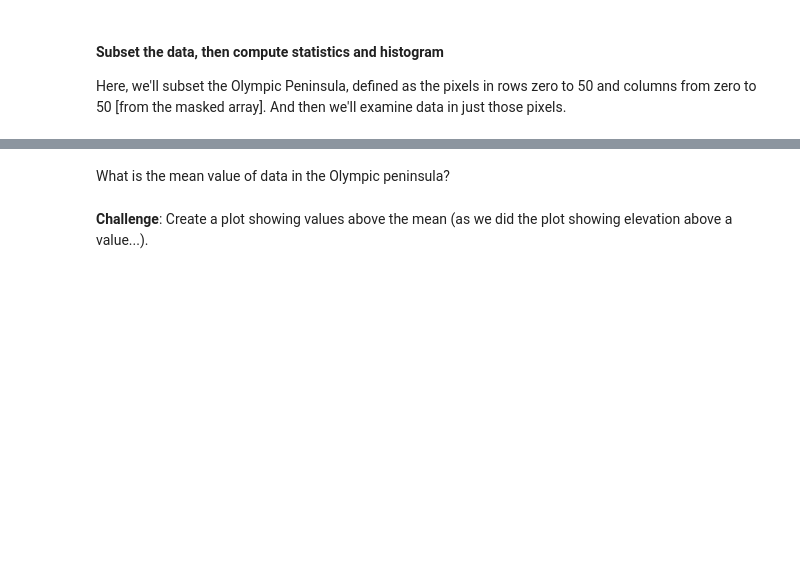
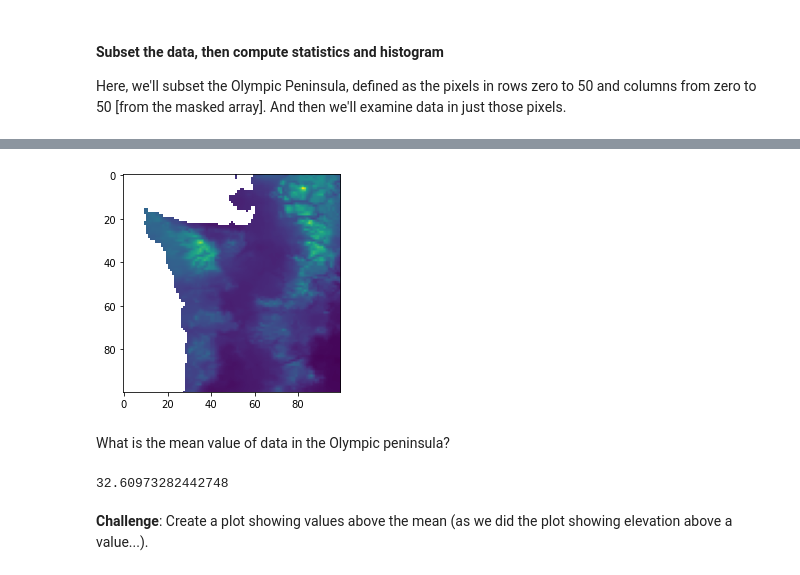
Before and after one commit to gballardo23/ProblemSet5, a Jupyter notebook: 1_Numpy/2-Numpy_Raster.ipynb, the cells around one changed output, grey strips where cells are left out. Cells and saved outputs as stored; diff of their text form; code cells hidden in the pictures; blank space fills up the shorter version.

```diff
--- a/1_Numpy/2-Numpy_Raster.ipynb
+++ b/1_Numpy/2-Numpy_Raster.ipynb
@@ -75,11 +90,16 @@ arr_OP_flat.shape
 # %%
 #10. Plot the array of the Olypmic Peninsula
+plt.imshow(arr_OP);
+# %% [output]
+[figure, added]
 # %% [markdown]
 What is the mean value of data in the Olympic peninsula?
 # %%
 #11. Report the mean value of the array
-meanVal =
+meanVal = arr_OP_flat.mean()
 meanVal
+# %% [output]
+32.60973282442748
 # %% [markdown]
 **Challenge**: Create a plot showing values above the mean (as we did the plot showing elevation above a value...).
 # %%
```
Also changed, not shown: parts of 8 cells of this notebook.
